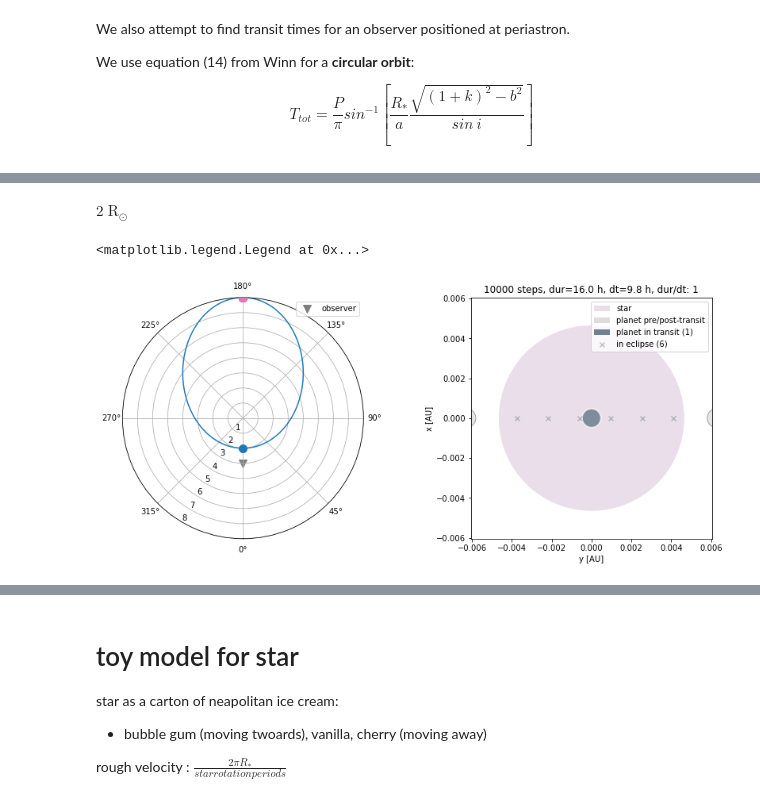
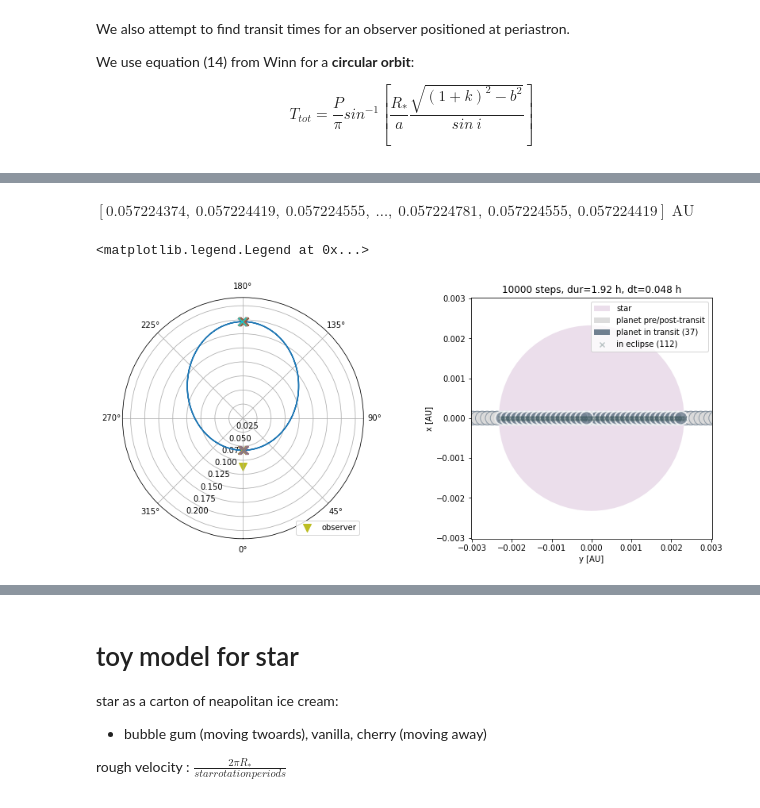
Before and after one commit to namagu/rossiter-mclaughlin-coaddventure, a Jupyter notebook: rv_from_scratch.ipynb, the cells around one changed output, grey strips where cells are left out. Drawn from its saved outputs; the diff is of its cells as text; code cells hidden in the pictures.

```diff
--- a/rv_from_scratch.ipynb
+++ b/rv_from_scratch.ipynb
@@ -31,3 +31,14 @@ We also attempt to find transit times for an observer positioned at periastron.
 We use equation (14) from Winn for a **circular orbit**:
 
 $$ T_{tot} = \frac{P}{\pi}sin^{-1}[\frac{R_*}{a}\frac{\sqrt{(1+k)^2 - b^2}}{sin~i}] $$
+# %%
+# set system initial conditions
+
+# star
+mstar = 0.5 * u.M_sun  # stellar mass
+rstar = 0.5 * u.R_sun  # stellar radius
+Pstar = 30 * u.d # stellar rotation period
+
+# planet
+mp = 20 * u.M_earth # 1 * u.M_jupiter # planet mass
+rp = 4 * u.R_earth # 1 * u.R_jup # planet radius
@@ -145,10 +194,12 @@ y_orbit = np.array([q.value for q in y])  # y-dimension of ellipse (along minor
 # select y positions when center of planet is in front of disk of star
 mask_overlap = (y_orbit >= left_edge) & (y_orbit <= right_edge)
 # print("planet + star overlap: \n", list(zip(x_orbit[mask_overlap], y_orbit[mask_overlap])))
-print(f"planet + star overlap at {len(y_orbit[mask_overlap])} time points")
+# print(f"planet + star overlap at {len(y_orbit[mask_overlap])} time points")
 
 # select y positions when planet is _transiting_
-transit_y = y_orbit[mask_overlap & (x_orbit > 0)]
+t_transit = t_array[mask_overlap & (x_orbit > 0) & (t_array < P ) ]
+transit_y = y_orbit[mask_overlap & (x_orbit > 0) & (t_array < P ) ]
+print(f"{len(transit_y)} points where planet is in front of star")
 if debug: print(f"y positions, planet in front of star ({len(transit_y)}):", transit_y)
 
 # select y positions
@@ -156,7 +207,8 @@ mask_around_transit = (y_orbit >= left_edge*2) & (y_orbit <= right_edge*2) & (x_
 around_transit_y = y_orbit[mask_around_transit]
 
 # select y positions when planet is in _eclipse_
-eclipse_y = y_orbit[mask_overlap & (x_orbit < 0)]
+eclipse_y = y_orbit[mask_overlap & (x_orbit < 0) & (t_array < P )]
+print(f"{len(eclipse_y)} points where planet is in eclipse")
 if debug: print(f"y positions, planet behind star: ({len(eclipse_y)})", eclipse_y)
 
 # todo: use mask to find what RV points are in transit
@@ -379,61 +481,67 @@ array([0., 0., 0., 0., 0., 0., 0., 0., 0.])
-# %%
-((right_edge - left_edge)*u.AU).to(u.R_sun)
-# %% [output]
-$2 \; \mathrm{R_{\odot}}$
+# %%
+r
+# %% [output]
+$[0.057224374,~0.057224419,~0.057224555,~\dots,~0.057224781,~0.057224555,~0.057224419] \; \mathrm{AU}$
 # %%
-## !! HEY !! you need to run the cells below before the RV plot will work !! ##
+## we then plot the planet relative to the orbit of the star
 
 # set up figure
 fig = plt.figure(figsize=(12,5),constrained_layout=True)
 
+# ---------------------------------------------------------------- #
 # plot path of ellipse
 ax = fig.add_subplot(121, projection='polar')
 ax.plot(thetas, [i.value for i in r]) #, s=2)
 for i in np.arange(len(overlap_theta)):
-    ax.scatter(overlap_theta[i], overlap_r[i], s=100, zorder=10)
+    ax.scatter(overlap_theta[i], overlap_r[i], marker='x',s=100, zorder=10)
+    # ax.arrow(overlap_theta[i], overlap_r[i], overlap_theta[i]*2, 100, width=1e-5,color='grey')
 # plot observer
 ax.scatter(0,r[0]*1.5, marker='v',s=100, label='observer')
 
+
 # add labels
-ax.set_rmax(8)
+ax.set_rmax((r.max()*1.25).value)
 #ax.set_rticks([2,4,6,8])  # Fewer radial ticks ([0.5, 1, 1.5, 2])
 ax.set_rlabel_position(-30.5)  # Move radial labels away from plotted line
 ax.set_theta_zero_location("S")
-ax.legend(loc='upper right')
+ax.legend(loc='lower right')
 ax.grid(True)
 
+# ---------------------------------------------------------------- #
+# plot on face of star
 ax2 = fig.add_subplot(122, aspect='equal')
 # ax2.axis([-2, 2, -2, 2])
 # ax2.axis("equal")
-star = ax2.add_artist(plt.Circle((0,0),rstar.to(u.AU).value,fc='thistle',alpha=0.5,label='star'))
+star = ax2.add_artist(plt.Circle((0,0),rstar.to(u.AU).value,fc='thistle',
+                                 alpha=0.5,label='star'))
 
 # for legend reasons only
 _planet = ax2.add_artist(plt.Circle((0,0),rp.to(u.AU).value,
                                     fc='gainsboro',label='planet pre/post-transit'))
 planet = ax2.add_artist(plt.Circle((0,0),rp.to(u.AU).value,
                                    fc='slategrey',label=f'planet in transit ({len(transit_y)})'))
 
 # add points before/after transit
 for i in np.arange(len(around_transit_y)):
     ax2.add_artist(plt.Circle((around_transit_y[i],0),rp.to(u.AU).value,
                               ec='slategrey',fc='gainsboro', alpha=0.7))
 # add points in transit
 for i in np.arange(len(transit_y)):
     ax2.add_artist(plt.Circle((transit_y[i],0),rp.to(u.AU).value,
                             ec='white',lw=2, fc='slategrey',alpha=0.8))
 # add points in eclipse
 ax2.scatter(eclipse_y, np.zeros(len(eclipse_y)),
             alpha=0.3, color='darkslategrey', marker='x', label=f'in eclipse ({len(eclipse_y)})')
 
 # formatting
 ax2.set_xlabel("y [AU]")
 ax2.set_ylabel("x [AU]")
-ax2.set_title(f"{n} steps, dur={dur.to(u.hr):.3}, dt={dt.to(u.hr):.3}, dur/dt: {int(np.floor((dur / dt).decompose()))}")
+ax2.set_title(f"{n} steps, dur={dur.to(u.hr):.3}, dt={dt.to(u.hr):.3}")
 
 ax2.set_xlim(left_edge*1.3,right_edge*1.3)
 ax2.set_ylim(left_edge*1.3,right_edge*1.3)
 
 ax2.legend(loc='upper right')
 # %% [output]
 <matplotlib.legend.Legend at 0x...>
-[figure, old version]
+[figure, new version]
```
Also changed, not shown: parts of 50 cells of this notebook, 1 other file.
